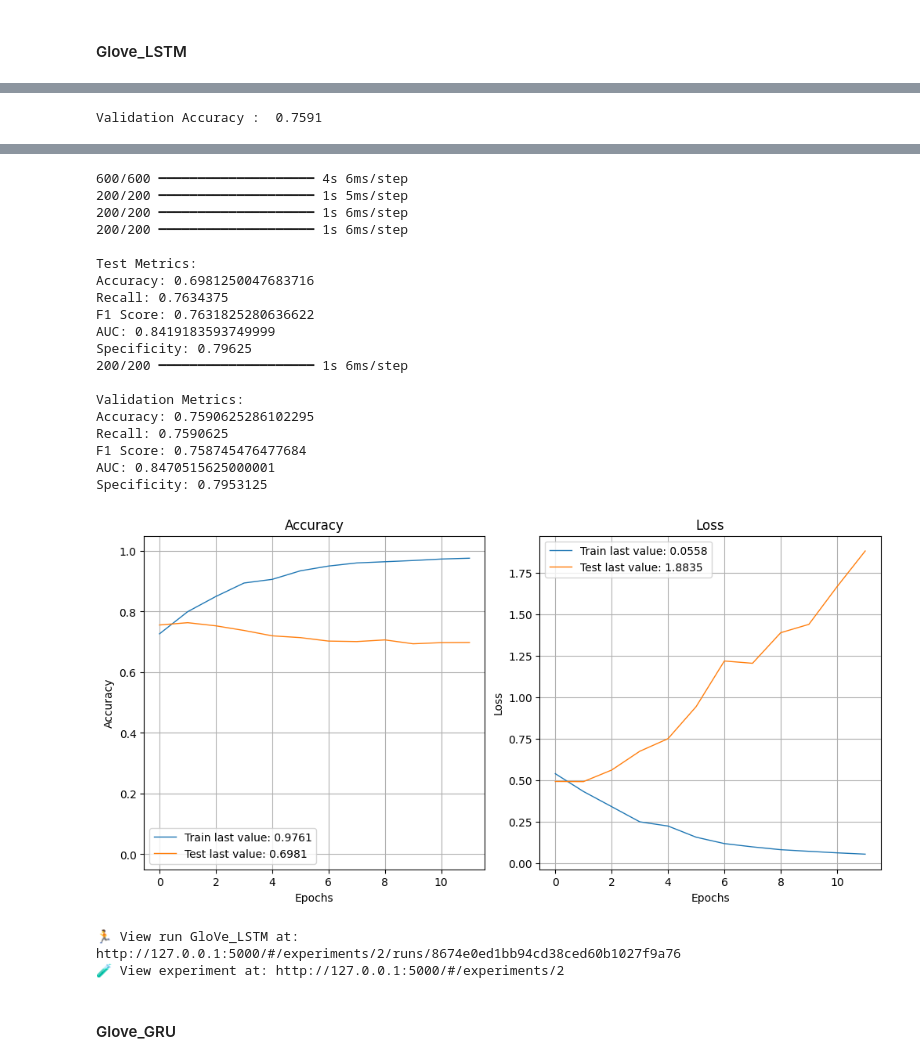
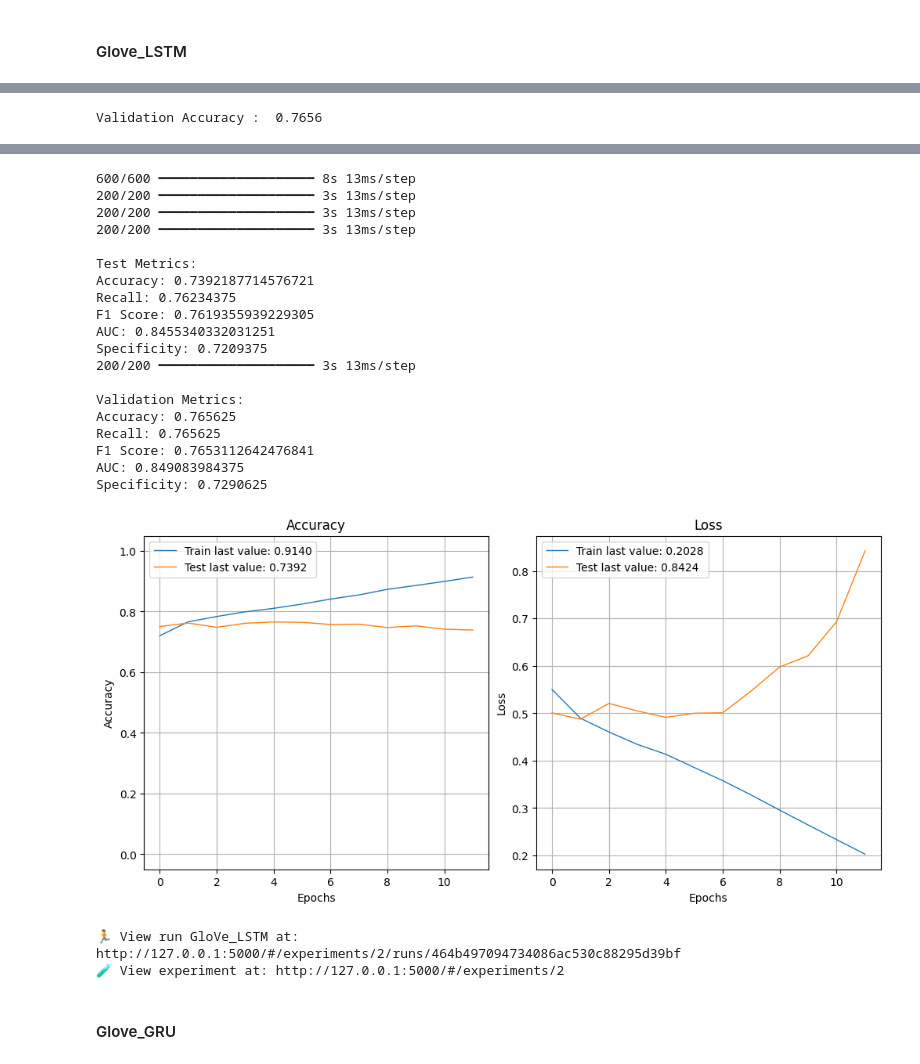
Before and after one commit to AnthonyJVID/OC_AI_Engineer_P7, a Jupyter notebook: notebooks/Projet 7.ipynb, the cells around one changed output, grey strips where cells are left out. Cells and saved outputs as stored; diff of their text form; code cells hidden in the pictures.

```diff
--- a/notebooks/Projet 7.ipynb
+++ b/notebooks/Projet 7.ipynb
@@ -973,7 +973,7 @@ model.add(Dropout(0.4))
 model.add(GlobalMaxPooling1D())
 model.add(Dense(256, activation="relu"))
 model.add(Dense(1, activation="sigmoid"))
-model.compile(loss="binary_crossentropy", optimizer="AdamW", metrics=["accuracy"])
+model.compile(loss="binary_crossentropy", optimizer="RMSprop", metrics=["accuracy"])
 
 # Exécution de la fonction avec nos données
 train_evaluate_neural_model("Neurones", "GloVe", model, X_train_pad, y_train, X_test_pad, y_test, X_val_pad, y_val)
@@ -1033,7 +1033,7 @@ model.add(Bidirectional(LSTM(128)))
 model.add(Dropout(0.4))
 model.add(Dense(16, activation="relu"))
 model.add(Dense(1, activation="sigmoid"))
-model.compile(loss="binary_crossentropy", optimizer="adamW", metrics=["accuracy"])
+model.compile(loss="binary_crossentropy", optimizer="RMSprop", metrics=["accuracy"])
 
 
 # Exécution de la fonction avec nos données
@@ -1060 +1060 @@ Validation Accuracy:  0.6981
-Validation Accuracy :  0.7591
+Validation Accuracy :  0.7656
@@ -1062,24 +1062,24 @@ Validation Accuracy :  0.7591
-600/600 ━━━━━━━━━━━━━━━━━━━━ 4s 6ms/step
-200/200 ━━━━━━━━━━━━━━━━━━━━ 1s 5ms/step
-200/200 ━━━━━━━━━━━━━━━━━━━━ 1s 6ms/step
-200/200 ━━━━━━━━━━━━━━━━━━━━ 1s 6ms/step
+600/600 ━━━━━━━━━━━━━━━━━━━━ 8s 13ms/step
+200/200 ━━━━━━━━━━━━━━━━━━━━ 3s 13ms/step
+200/200 ━━━━━━━━━━━━━━━━━━━━ 3s 13ms/step
+200/200 ━━━━━━━━━━━━━━━━━━━━ 3s 13ms/step
 
 Test Metrics:
-Accuracy: 0.6981250047683716
-Recall: 0.7634375
-F1 Score: 0.7631825280636622
-AUC: 0.8419183593749999
-Specificity: 0.79625
-200/200 ━━━━━━━━━━━━━━━━━━━━ 1s 6ms/step
+Accuracy: 0.7392187714576721
+Recall: 0.76234375
+F1 Score: 0.7619355939229305
+AUC: 0.8455340332031251
+Specificity: 0.7209375
+200/200 ━━━━━━━━━━━━━━━━━━━━ 3s 13ms/step
 
 Validation Metrics:
-Accuracy: 0.7590625286102295
-Recall: 0.7590625
-F1 Score: 0.758745476477684
-AUC: 0.8470515625000001
-Specificity: 0.7953125
+Accuracy: 0.765625
+Recall: 0.765625
+F1 Score: 0.7653112642476841
+AUC: 0.849083984375
+Specificity: 0.7290625
-[figure, old version]
+[figure, new version]
-🏃 View run GloVe_LSTM at: http://127.0.0.1:5000/#/experiments/2/runs/8674e0ed1bb94cd38ced60b1027f9a76
+🏃 View run GloVe_LSTM at: http://127.0.0.1:5000/#/experiments/2/runs/464b497094734086ac530c88295d39bf
 🧪 View experiment at: http://127.0.0.1:5000/#/experiments/2
 # %% [markdown]
 #### Glove_GRU
```
Also changed, not shown: parts of 28 cells of this notebook, 2 other files.
